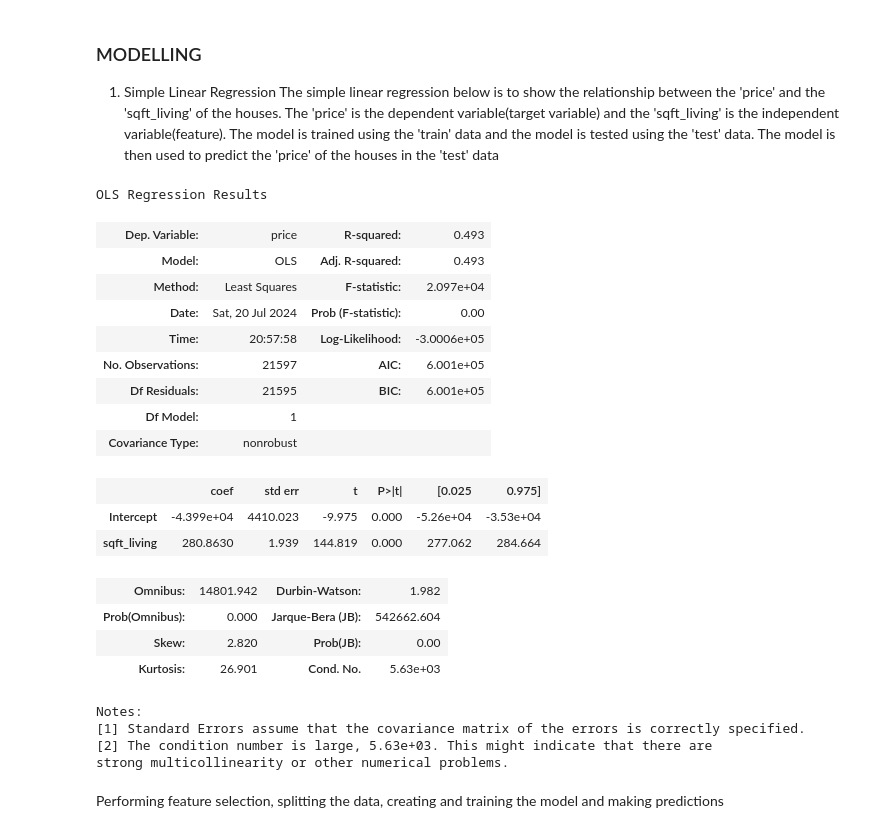
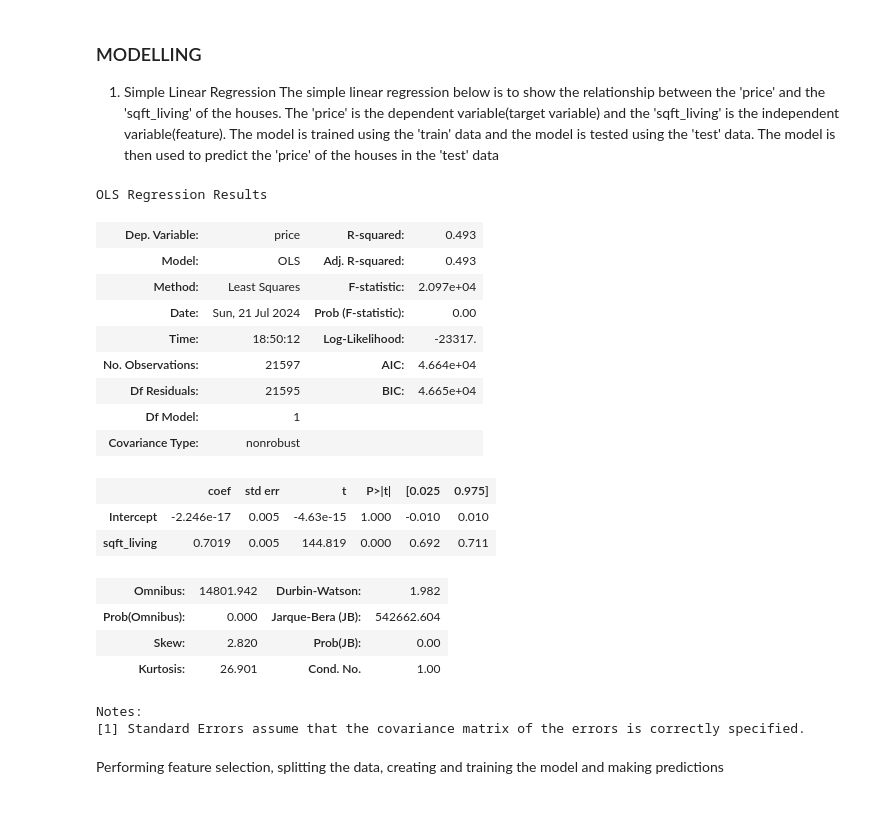
Before and after one commit to NamaembaSilali/Modelling-project, a Jupyter notebook: index.ipynb, the cells around one changed output. Cells and saved outputs as stored; diff of their text form; code cells hidden in the pictures.

```diff
--- a/index.ipynb
+++ b/index.ipynb
@@ -410,35 +420,33 @@ The model is trained using the 'train' data and the model is tested using the 't
 # %%
 #importing the necessary library
 from statsmodels.formula.api import ols
 
 #model summary
 simple_formula = 'price ~ sqft_living'
-simple_model = ols(simple_formula, data).fit()
+simple_model = ols(simple_formula, df).fit()
 simple_model_summary = simple_model.summary()
 
 simple_model_summary
 # %% [output]
 OLS Regression Results
 | Dep. Variable: | price | R-squared: | 0.493 |
 | Model: | OLS | Adj. R-squared: | 0.493 |
 | Method: | Least Squares | F-statistic: | 2.097e+04 |
-| Date: | Sat, 20 Jul 2024 | Prob (F-statistic): | 0.00 |
-| Time: | 20:57:58 | Log-Likelihood: | -3.0006e+05 |
-| No. Observations: | 21597 | AIC: | 6.001e+05 |
-| Df Residuals: | 21595 | BIC: | 6.001e+05 |
+| Date: | Sun, 21 Jul 2024 | Prob (F-statistic): | 0.00 |
+| Time: | 18:50:12 | Log-Likelihood: | -23317. |
+| No. Observations: | 21597 | AIC: | 4.664e+04 |
+| Df Residuals: | 21595 | BIC: | 4.665e+04 |
 | Df Model: | 1 |  |  |
 | Covariance Type: | nonrobust |  |  |
 |  | coef | std err | t | P>|t| | [0.025 | 0.975] |
-| Intercept | -4.399e+04 | 4410.023 | -9.975 | 0.000 | -5.26e+04 | -3.53e+04 |
-| sqft_living | 280.8630 | 1.939 | 144.819 | 0.000 | 277.062 | 284.664 |
+| Intercept | -2.246e-17 | 0.005 | -4.63e-15 | 1.000 | -0.010 | 0.010 |
+| sqft_living | 0.7019 | 0.005 | 144.819 | 0.000 | 0.692 | 0.711 |
 | Omnibus: | 14801.942 | Durbin-Watson: | 1.982 |
 | Prob(Omnibus): | 0.000 | Jarque-Bera (JB): | 542662.604 |
 | Skew: | 2.820 | Prob(JB): | 0.00 |
-| Kurtosis: | 26.901 | Cond. No. | 5.63e+03 |
+| Kurtosis: | 26.901 | Cond. No. | 1.00 |
 Notes:
 [1] Standard Errors assume that the covariance matrix of the errors is correctly specified.
-[2] The condition number is large, 5.63e+03. This might indicate that there are
-strong multicollinearity or other numerical problems.
 # %%
 #importing the necessary libraries
 from sklearn.model_selection import train_test_split
```
Also changed, not shown: parts of 13 cells of this notebook.
